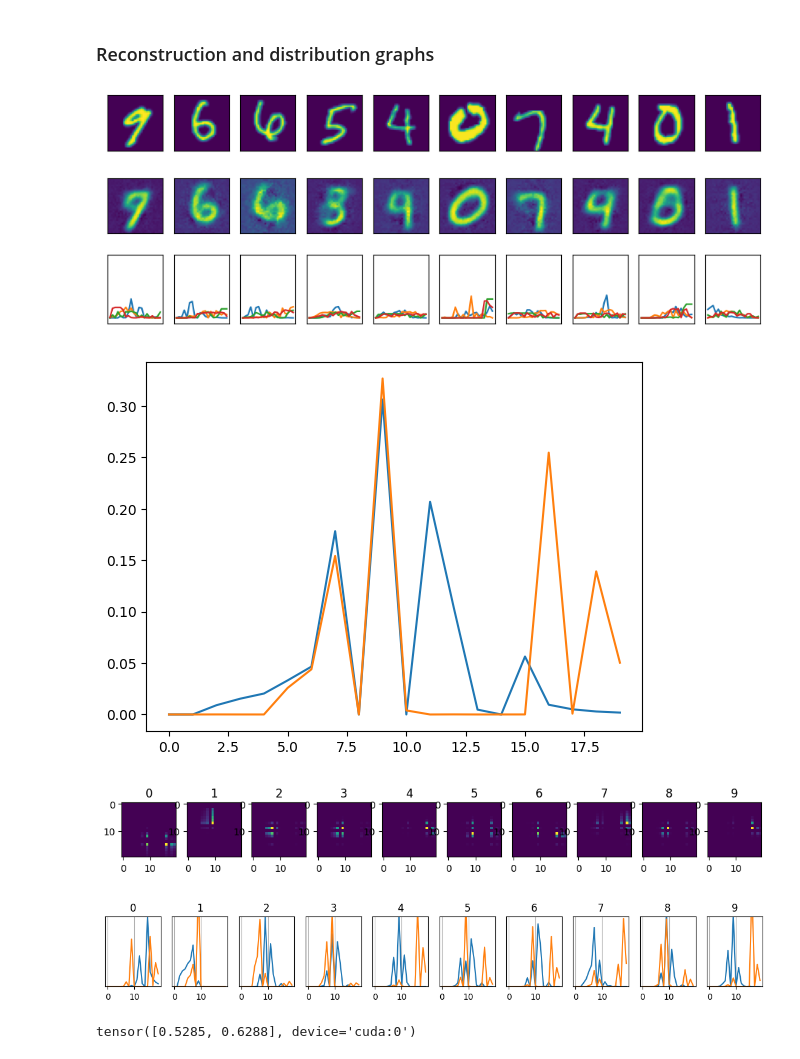
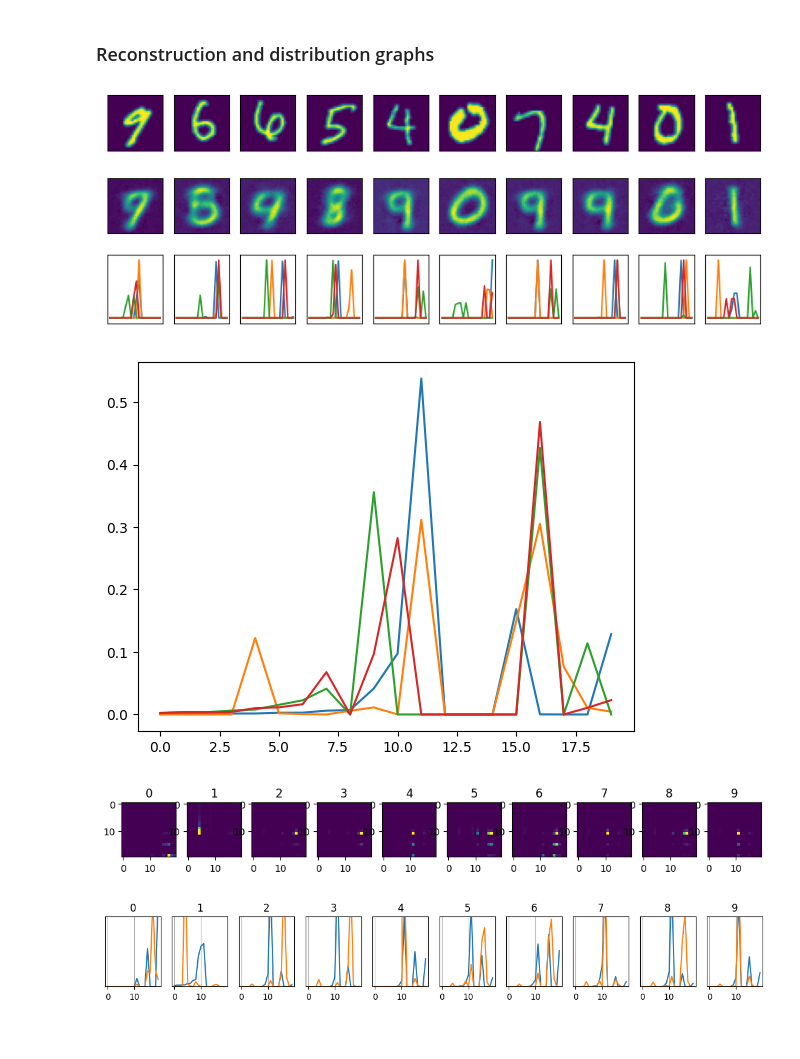
Before and after one commit to kotlyar-shapirov/Low_Rank_Autoencoder, a Jupyter notebook: Blocked Autoencoder MNIST.ipynb, the cells around one changed output. Cells and saved outputs as stored; diff of their text form; code cells hidden in the pictures.

```diff
--- a/Blocked Autoencoder MNIST.ipynb
+++ b/Blocked Autoencoder MNIST.ipynb
@@ -425,7 +425,7 @@ def inf_by_layers(model, x_batch):
     decoded_2d_small = decoded_1d.view(B, C, H, W)
     decoded_2d = model.up(decoded_2d_small)
 
-    return decoded_2d, factors_probability
+    return decoded_2d, encoded_out_dim, factors_probability
 # %%
 fig, axs = plt.subplots(3,10, figsize=(11,4))
 
@@ -442,8 +442,7 @@ for i in range(0,10):
         axs[0,i].imshow(x_batch[0,0].cpu().detach().numpy()) # mnist
 
         # forward pass with intermediate layers
-        decoded_2d, factors_probability = inf_by_layers(model, x_batch)
-
+        decoded_2d, encoded_out_dim, factors_probability = inf_by_layers(model, x_batch)
 
     axs[1,i].imshow(decoded_2d.cpu().detach().numpy()[0,0]) # mnist
 
@@ -463,27 +462,27 @@ for i in range(0,10):
 # plt.savefig('MNIST_softmax_plus_Reconstruction.png')
 plt.show()
 # %% [output]
-[figure, old version]
+[figure, new version]
 # %%
 # forward whole dataset
 with torch.no_grad():
     model.eval()
-    ypred, out, enc, f = model(X_full_test.unsqueeze(1).to(device)) # mnist
-    # ypred, out, enc, f = model(Faces_data_train.to(device))  # celeb
+    # mnist
+    decoded_2d, encoded_out_dim, factors_probability = inf_by_layers(model, X_full_test.to(device))
 # %%
-f_mean = np.mean(f.cpu().detach().numpy(), axis=0)
+f_mean = np.mean(factors_probability.cpu().detach().numpy(), axis=0)
 plt.plot(f_mean[0])
 plt.plot(f_mean[1])
-# plt.plot(f_mean[2])
-# plt.plot(f_mean[3])
+plt.plot(f_mean[2])
+plt.plot(f_mean[3])
 plt.show()
 # %% [output]
-[figure, old version]
+[figure, new version]
 # %%
 # plot
 fig, axs = plt.subplots(1,10, figsize=(12,2))
 for i in range(0,10):
-    f1, f2 = f[::,0,::], f[::,1,::]
+    f1, f2 = factors_probability[::,0,::], factors_probability[::,1,::]
     probs = np.zeros((f1.shape[-1],f1.shape[-1]))
     # selecting the encoded distibution vectors
     f1_cls, f2_cls = f1[targets_test == i], f2[targets_test == i]
@@ -500,23 +499,23 @@ plt.savefig('MNIST_softmax_plus_2d_distribution.png')
 
 plt.show()
 # %% [output]
-[figure, old version]
+[figure, new version]
 # %%
 # plot
 fig, axs = plt.subplots(1,10, figsize=(14,1.5), sharey=True)
 for i in range(0,10):
-    axs[i].plot(np.mean(f.cpu().detach().numpy()[targets_test == i], axis=0)[0])
-    axs[i].plot(np.mean(f.cpu().detach().numpy()[targets_test == i], axis=0)[1])
+    axs[i].plot(np.mean(factors_probability.cpu().detach().numpy()[targets_test == i], axis=0)[0])
+    axs[i].plot(np.mean(factors_probability.cpu().detach().numpy()[targets_test == i], axis=0)[1])
 
     axs[i].grid(True)
 
     axs[i].set_yticks([])
     axs[i].set_ylim(0,0.5)
 
     axs[i].set_title(f'{i}')
 plt.show()
 # %% [output]
-[figure, old version]
+[figure, new version]
 # %%
 # forward whole dataset
 with torch.no_grad():
@@ -531,7 +526,3 @@ with torch.no_grad():
-# %%
-torch.mean(enc, dim=0)
-# %% [output]
-tensor([0.5285, 0.6288], device='cuda:0')
 # %%
 from sklearn.decomposition import PCA
 pca = PCA(n_components=2)
```
Also changed, not shown: parts of 13 cells of this notebook.
